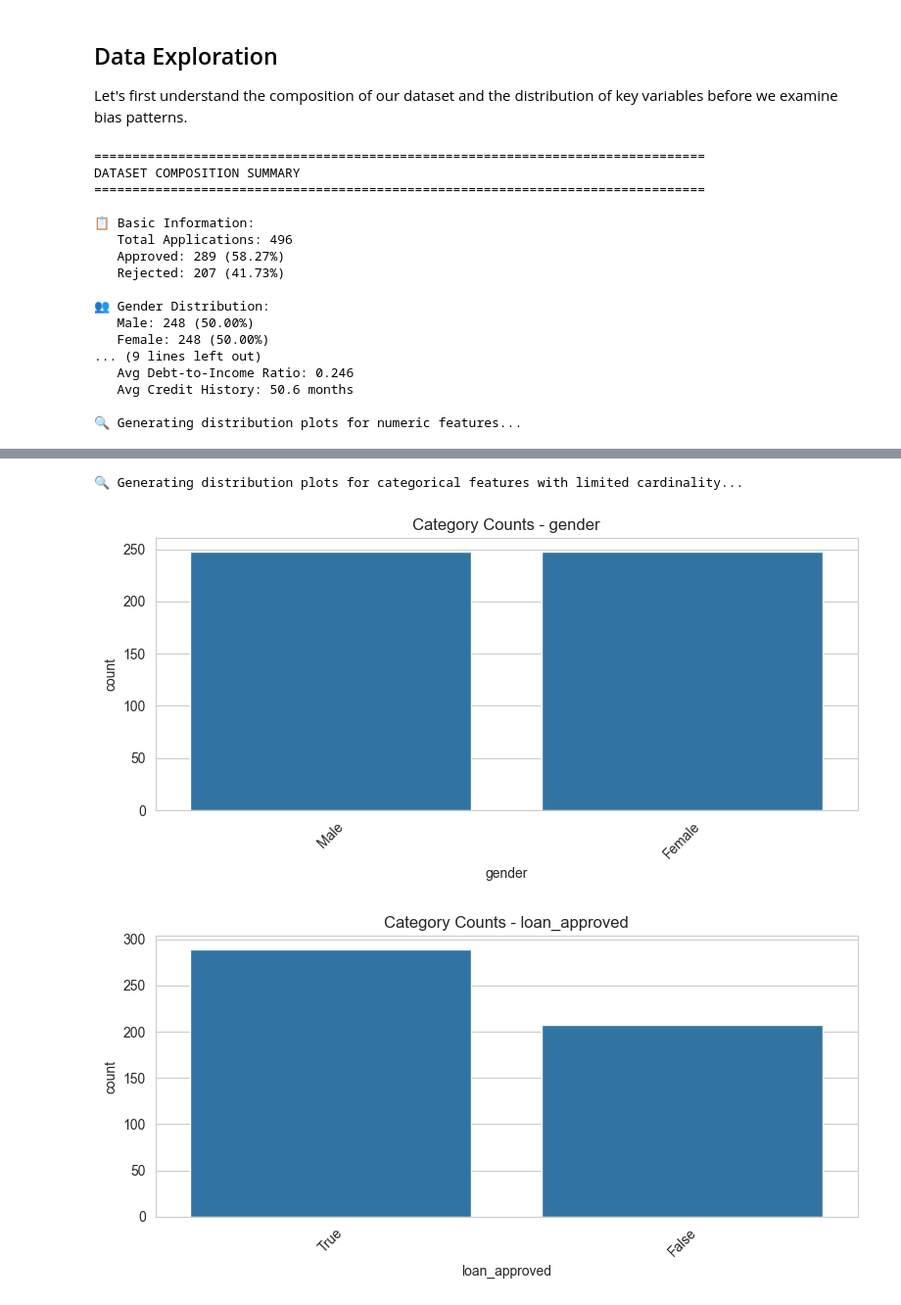
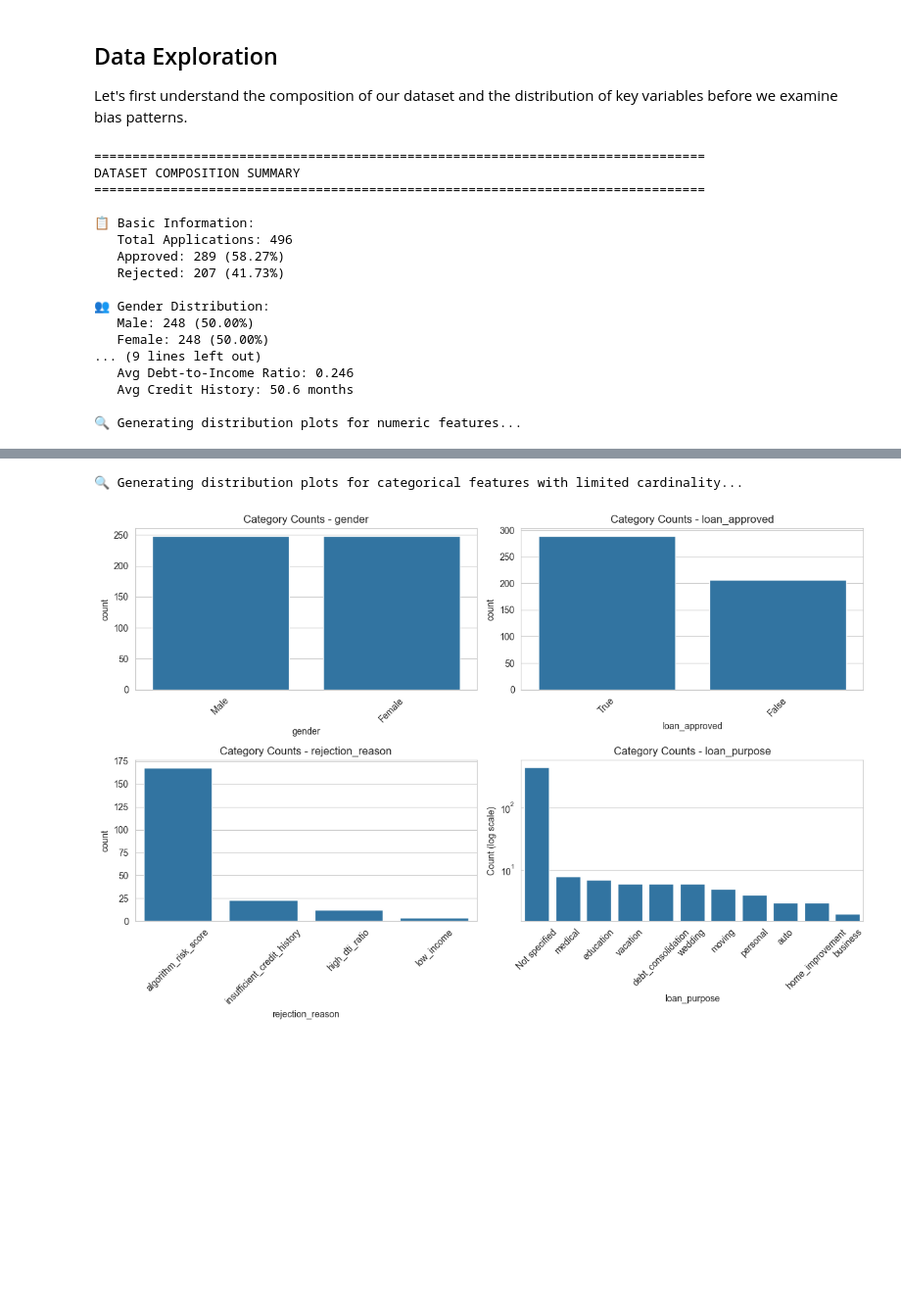
Before and after one commit to mariehenke73606/DEGO-2606---TXC_12, a Jupyter notebook: notebooks/02 - bias - analysis.ipynb, the cells around one changed output, grey strips where cells are left out. Shown at 98% size. Cells and saved outputs as stored; diff of their text form; code cells hidden in the pictures; blank space fills up the shorter version.

```diff
--- a/notebooks/02 - bias - analysis.ipynb
+++ b/notebooks/02 - bias - analysis.ipynb
@@ -193,40 +197,57 @@ for col in ['applicant_id', 'processing_timestamp', 'date_of_birth']:
 print("\n🔍 Generating distribution plots for numeric features...")
 if numeric_cols:
     df[numeric_cols].hist(bins=20, figsize=(15, 10), layout=(max(1, len(numeric_cols)//3), 3))
     plt.suptitle('Numeric Feature Distributions')
     plt.tight_layout(rect=[0, 0, 1, 0.95])
     plt.show()
 
 print("\n🔍 Generating distribution plots for categorical features with limited cardinality...")
-for col in categorical_cols:
-    if df[col].nunique() <= 20:
-        plt.figure(figsize=(8, 4))
-        sns.countplot(data=df, x=col, order=df[col].value_counts().index)
-        plt.title(f'Category Counts - {col}')
-        plt.xticks(rotation=45)
-        plt.tight_layout()
-        plt.show()
+plot_categorical_cols = [col for col in categorical_cols if df[col].nunique() <= 20]
+
+if plot_categorical_cols:
+    n_cols = 2
+    n_rows = 2
+    plot_categorical_cols = plot_categorical_cols[: n_rows * n_cols]
+
+    fig, axes = plt.subplots(n_rows, n_cols, figsize=(6 * n_cols, 4 * n_rows))
+    axes = np.array(axes).reshape(-1)
+
+    for i, col in enumerate(plot_categorical_cols):
+        ax = axes[i]
+        order = df[col].value_counts().index
+        sns.countplot(data=df, x=col, order=order, ax=ax)
+        ax.set_title(f'Category Counts - {col}')
+        ax.tick_params(axis='x', rotation=45)
+
+        if col == 'loan_purpose':
+            ax.set_yscale('log')
+            ax.set_ylabel('Count (log scale)')
+
+    for j in range(len(plot_categorical_cols), len(axes)):
+        axes[j].set_visible(False)
+
+    plt.tight_layout()
+    plt.show()
 
 print("\n" + "=" * 80)
 # %% [output]
 ================================================================================
 DATASET COMPOSITION SUMMARY
 ================================================================================
 
 📋 Basic Information:
    Total Applications: 496
    Approved: 289 (58.27%)
    Rejected: 207 (41.73%)
 
 👥 Gender Distribution:
    Male: 248 (50.00%)
    Female: 248 (50.00%)
 ... (9 lines left out)
    Avg Debt-to-Income Ratio: 0.246
    Avg Credit History: 50.6 months
 
 🔍 Generating distribution plots for numeric features...
 [figure]
 🔍 Generating distribution plots for categorical features with limited cardinality...
-[figure, old version]
+[figure, new version]
-[figure, removed]
```
Also changed, not shown: parts of 27 cells of this notebook, 1 other file.
